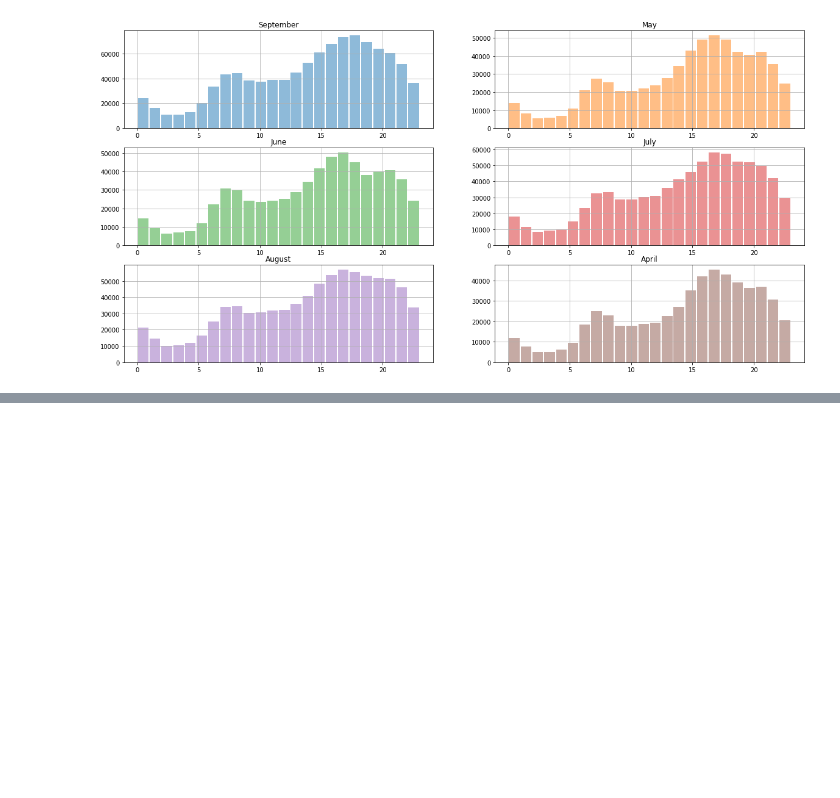
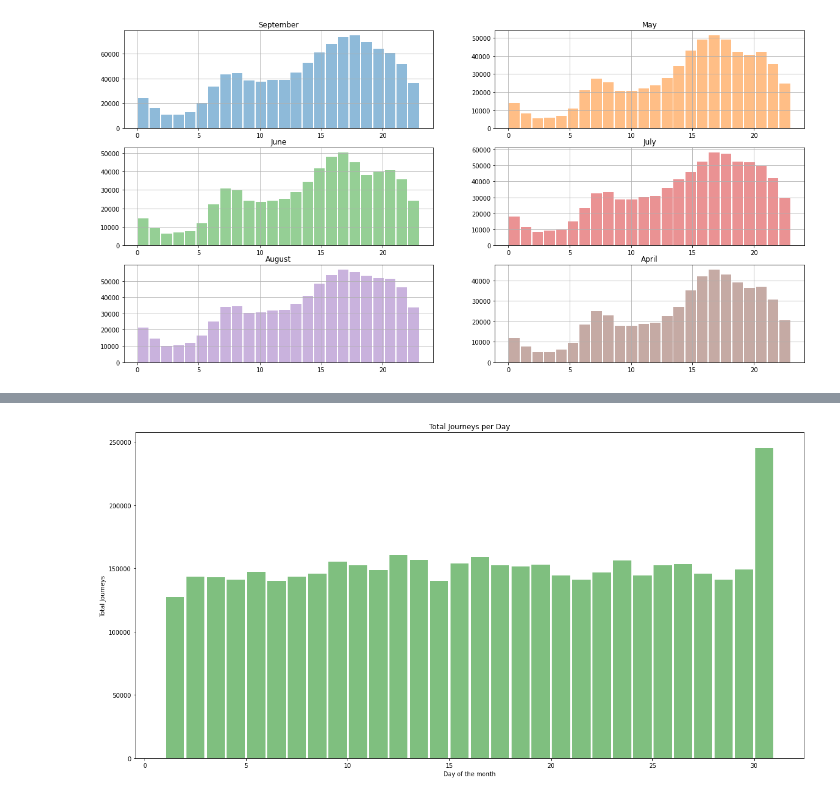
Before and after one commit to JorgeToT/Uber-Data-Analysis, a Jupyter notebook: Analysis.ipynb, the cells around one changed output, grey strips where cells are left out. Saved outputs shown, nothing was run; the diff lists cells and outputs as text; code cells hidden in the pictures; blank space fills up the shorter version.

Commit message:
Analysing Monthly rides

```diff
--- a/Analysis.ipynb
+++ b/Analysis.ipynb
@@ -187,0 +222,9 @@ for i, month in enumerate(df["month"].unique()):
+# %%
+plt.figure(figsize=(20,10))
+plt.hist(df["day"], bins=30, color="green", alpha=0.5, rwidth=0.9)
+plt.xlabel("Day of the month")
+plt.ylabel("Total Journeys")
+plt.title("Total Journeys per Day")
+plt.show()
+# %% [output]
+[figure, added]
```
Also changed, not shown: parts of 9 cells of this notebook.
